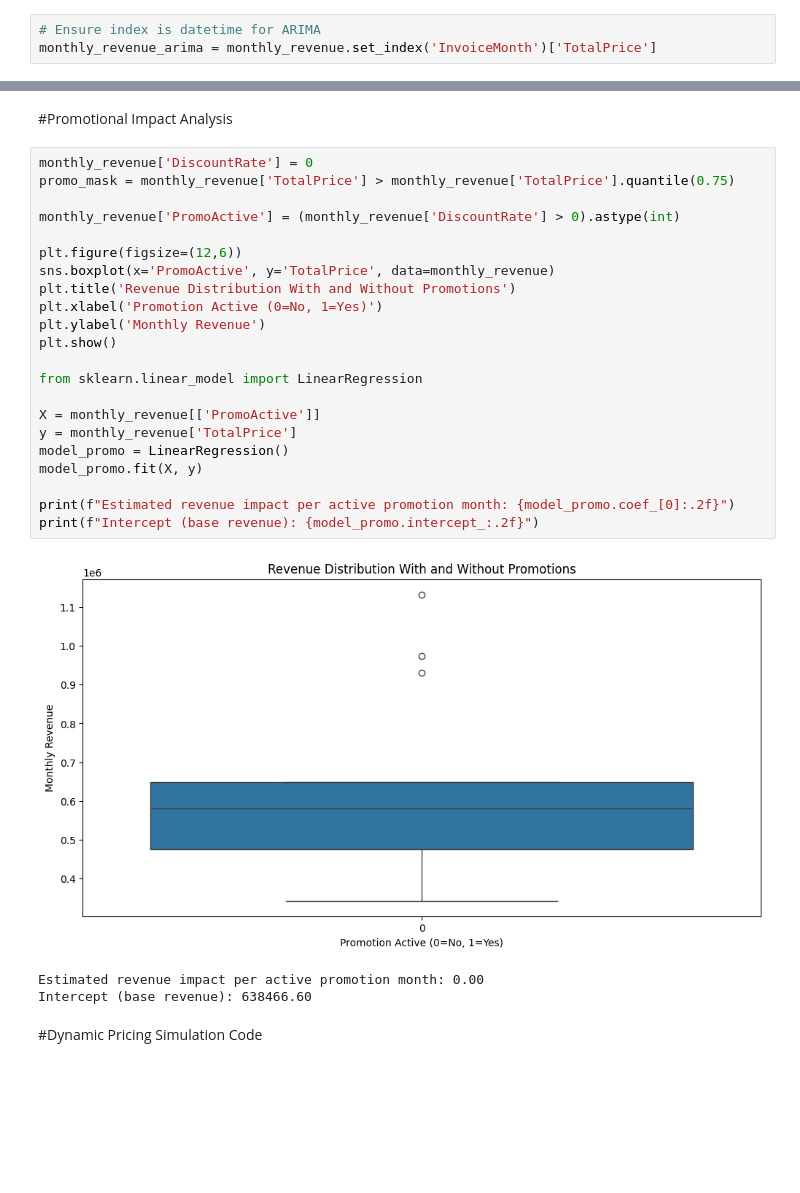
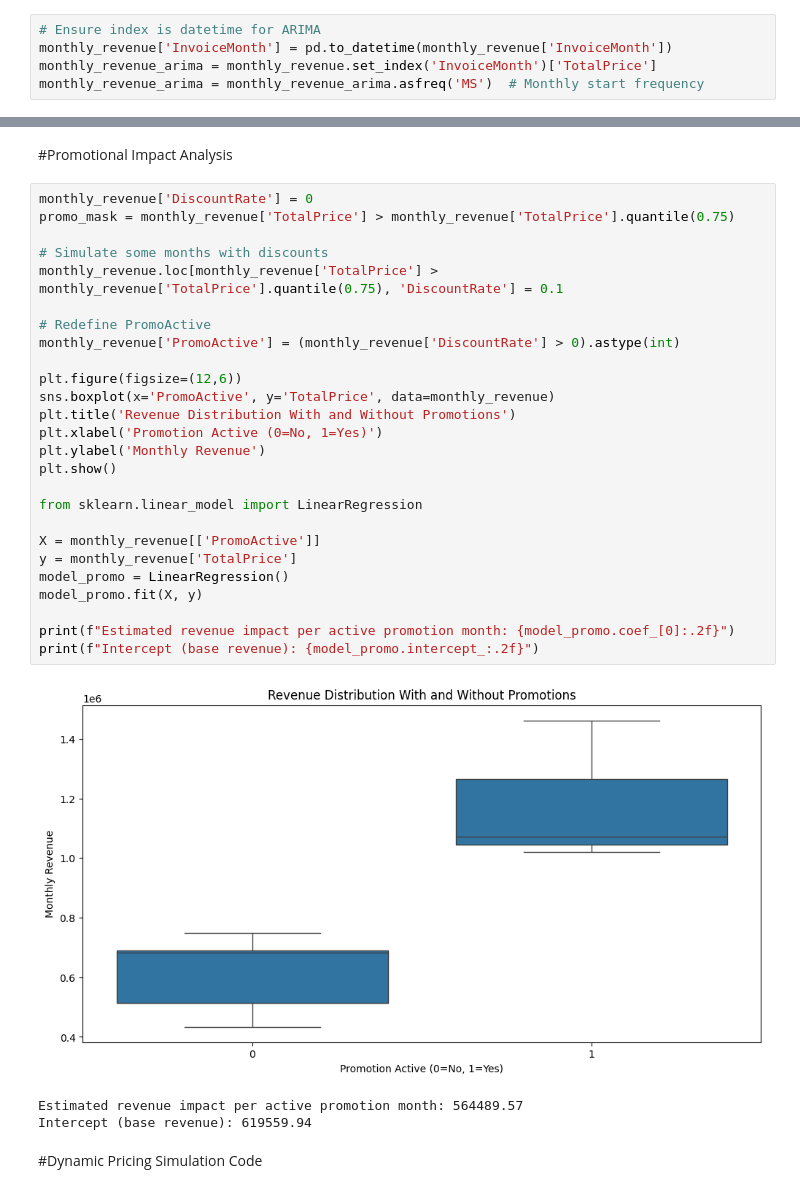
Before and after one commit to knownstranger7/Revenue-Forecasting-Optimisation, a Jupyter notebook: notebooks/forecasting_analysis.ipynb, the cells around one changed output, grey strips where cells are left out. Saved outputs shown, nothing was run; the diff lists cells and outputs as text; blank space fills up the shorter version.

```diff
--- a/notebooks/forecasting_analysis.ipynb
+++ b/notebooks/forecasting_analysis.ipynb
@@ -175,7 +175,9 @@ Successfully installed pmdarima-2.0.4
  Prepare the Series
 # %%
 # Ensure index is datetime for ARIMA
+monthly_revenue['InvoiceMonth'] = pd.to_datetime(monthly_revenue['InvoiceMonth'])
 monthly_revenue_arima = monthly_revenue.set_index('InvoiceMonth')['TotalPrice']
+monthly_revenue_arima = monthly_revenue_arima.asfreq('MS')  # Monthly start frequency
 # %% [markdown]
 Find the Best ARIMA Model
 # %%
@@ -272,29 +300,33 @@ No actual data available for forecast evaluation.
 # %%
 monthly_revenue['DiscountRate'] = 0
 promo_mask = monthly_revenue['TotalPrice'] > monthly_revenue['TotalPrice'].quantile(0.75)
 
+# Simulate some months with discounts
+monthly_revenue.loc[monthly_revenue['TotalPrice'] > monthly_revenue['TotalPrice'].quantile(0.75), 'DiscountRate'] = 0.1
+
+# Redefine PromoActive
 monthly_revenue['PromoActive'] = (monthly_revenue['DiscountRate'] > 0).astype(int)
 
 plt.figure(figsize=(12,6))
 sns.boxplot(x='PromoActive', y='TotalPrice', data=monthly_revenue)
 plt.title('Revenue Distribution With and Without Promotions')
 plt.xlabel('Promotion Active (0=No, 1=Yes)')
 plt.ylabel('Monthly Revenue')
 plt.show()
 
 from sklearn.linear_model import LinearRegression
 
 X = monthly_revenue[['PromoActive']]
 y = monthly_revenue['TotalPrice']
 model_promo = LinearRegression()
 model_promo.fit(X, y)
 
 print(f"Estimated revenue impact per active promotion month: {model_promo.coef_[0]:.2f}")
 print(f"Intercept (base revenue): {model_promo.intercept_:.2f}")
 # %% [output]
-[figure, old version]
+[figure, new version]
-Estimated revenue impact per active promotion month: 0.00
-Intercept (base revenue): 638466.60
+Estimated revenue impact per active promotion month: 564489.57
+Intercept (base revenue): 619559.94
 # %% [markdown]
 #Dynamic Pricing Simulation Code
 # %%
```
Also changed, not shown: parts of 6 cells of this notebook.
